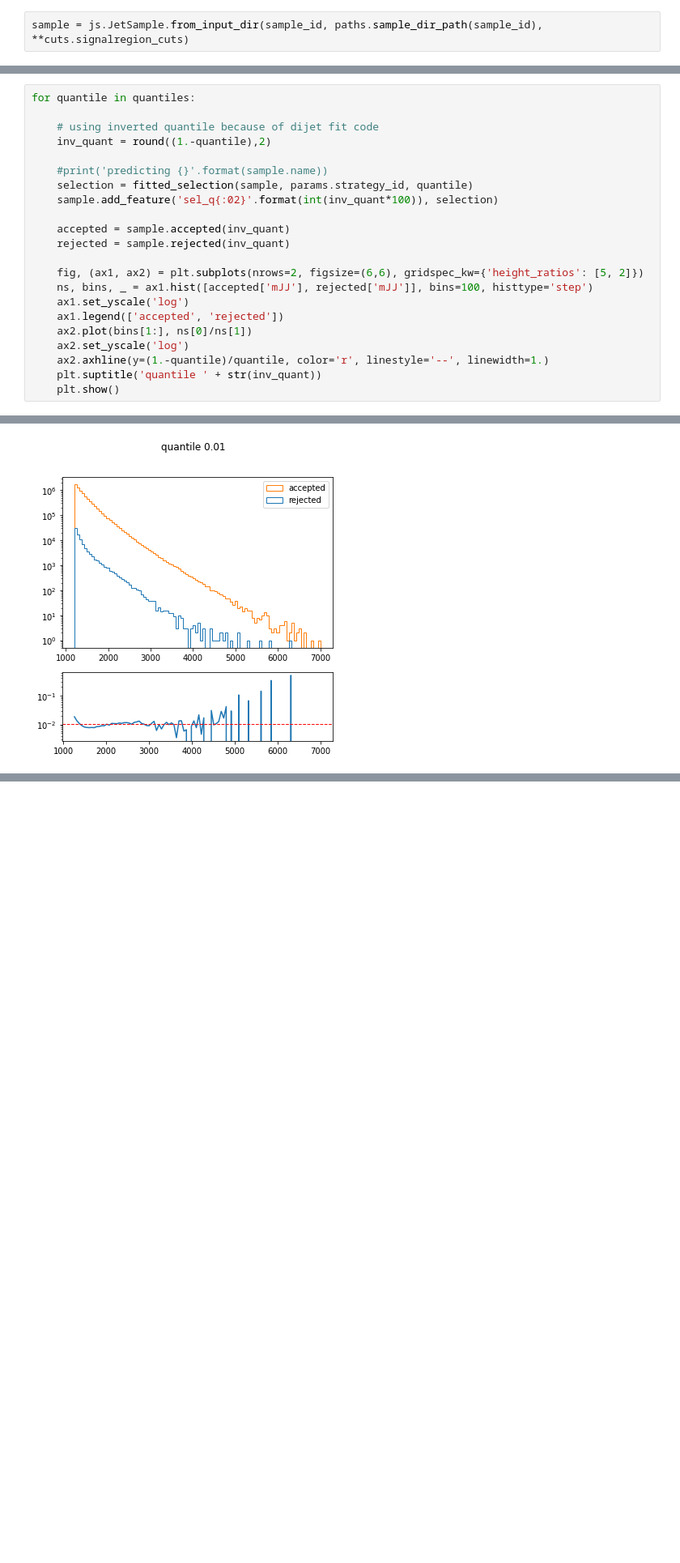
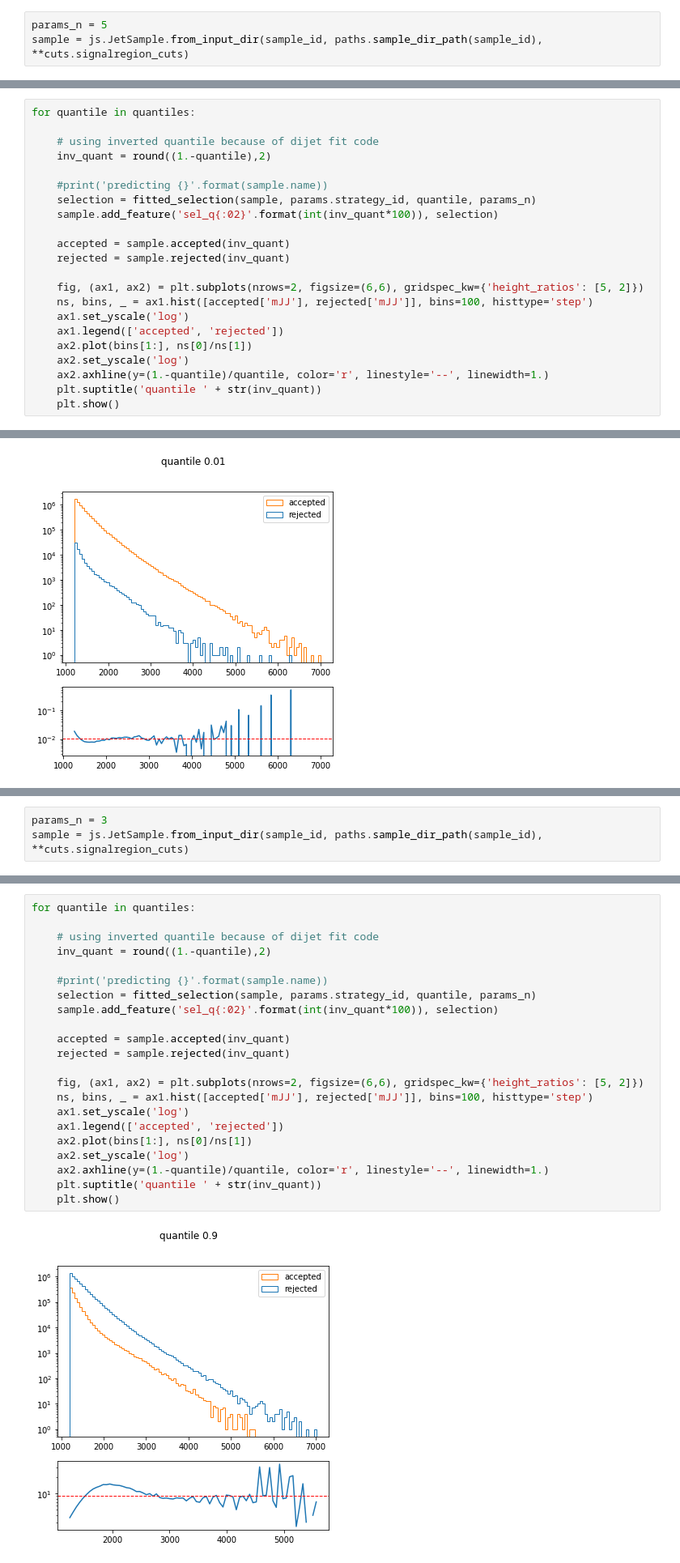
Before and after one commit to kingusiu/dadrah, a Jupyter notebook: fitted_qr_selection.ipynb, the cells around one changed output, grey strips where cells are left out. Shown at 81% size. Cells and saved outputs as stored; diff of their text form; blank space fills up the shorter version.

Commit message:
adding 3-parameter fit plots

```diff
--- a/fitted_qr_selection.ipynb
+++ b/fitted_qr_selection.ipynb
@@ -68,4 +70,5 @@ sample_id = 'qcdSigAllTestReco'
 # %%
+params_n = 5
 sample = js.JetSample.from_input_dir(sample_id, paths.sample_dir_path(sample_id), **cuts.signalregion_cuts)
 # %% [output]
 [DataReader] read_jet_features_from_dir(): reading all events from /eos/user/k/kiwoznia/data/VAE_results/events/run_113/qcd_sqrtshatTeV_13TeV_PU40_NEW_ALL_Test_signalregion_parts
@@ -77,7 +80,7 @@ for quantile in quantiles:
     inv_quant = round((1.-quantile),2)
 
     #print('predicting {}'.format(sample.name))
-    selection = fitted_selection(sample, params.strategy_id, quantile)
+    selection = fitted_selection(sample, params.strategy_id, quantile, params_n)
     sample.add_feature('sel_q{:02}'.format(int(inv_quant*100)), selection)
 
     accepted = sample.accepted(inv_quant)
@@ -98,0 +104,3 @@ for quantile in quantiles:
+# %%
+params_n = 3
+sample = js.JetSample.from_input_dir(sample_id, paths.sample_dir_path(sample_id), **cuts.signalregion_cuts)
@@ -98,0 +110,24 @@ for quantile in quantiles:
+# %%
+for quantile in quantiles:
+
+    # using inverted quantile because of dijet fit code
+    inv_quant = round((1.-quantile),2)
+
+    #print('predicting {}'.format(sample.name))
+    selection = fitted_selection(sample, params.strategy_id, quantile, params_n)
+    sample.add_feature('sel_q{:02}'.format(int(inv_quant*100)), selection)
+
+    accepted = sample.accepted(inv_quant)
+    rejected = sample.rejected(inv_quant)
+
+    fig, (ax1, ax2) = plt.subplots(nrows=2, figsize=(6,6), gridspec_kw={'height_ratios': [5, 2]})
+    ns, bins, _ = ax1.hist([accepted['mJJ'], rejected['mJJ']], bins=100, histtype='step')
+    ax1.set_yscale('log')
+    ax1.legend(['accepted', 'rejected'])
+    ax2.plot(bins[1:], ns[0]/ns[1])
+    ax2.set_yscale('log')
+    ax2.axhline(y=(1.-quantile)/quantile, color='r', linestyle='--', linewidth=1.)
+    plt.suptitle('quantile ' + str(inv_quant))
+    plt.show()
+# %% [output]
+[figure, added]
```
Also changed, not shown: parts of 4 cells of this notebook.
